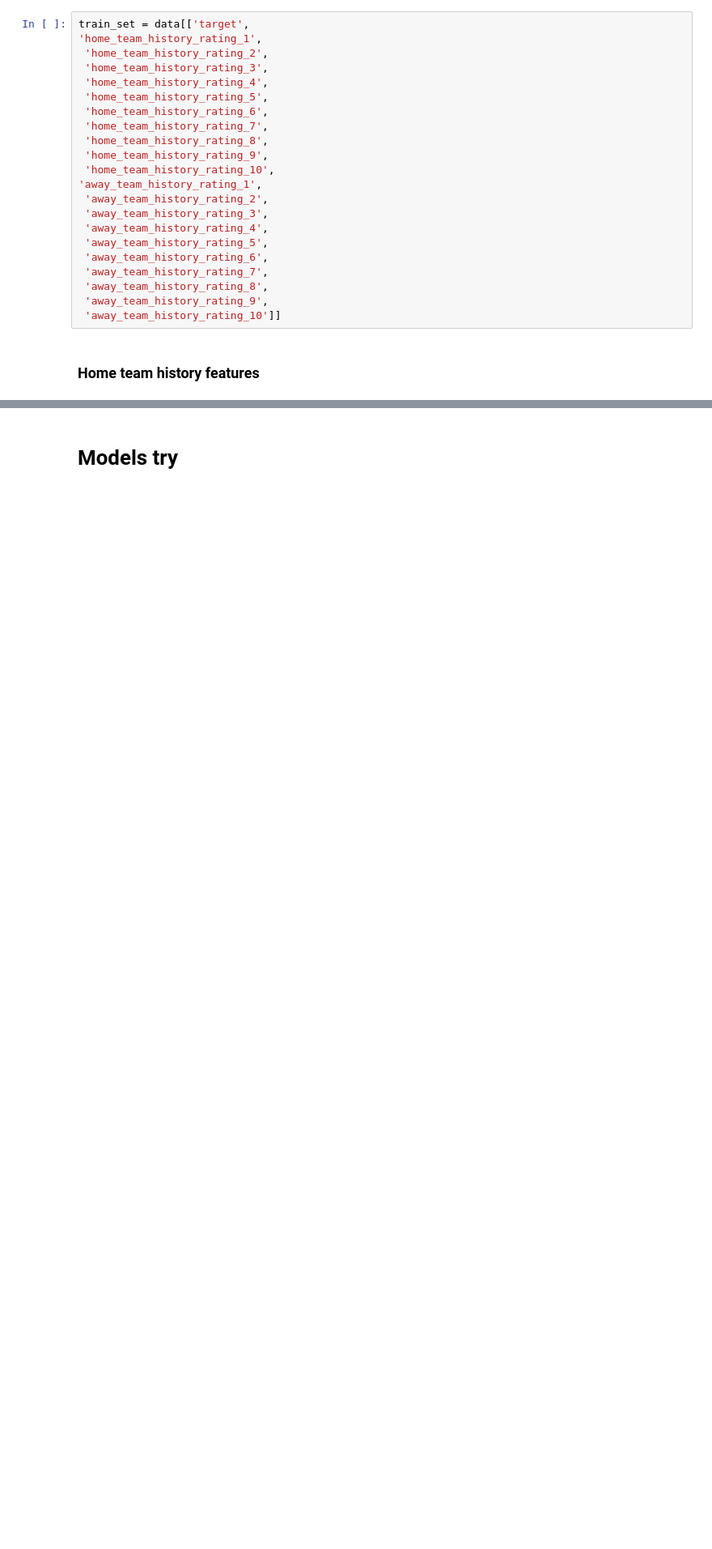
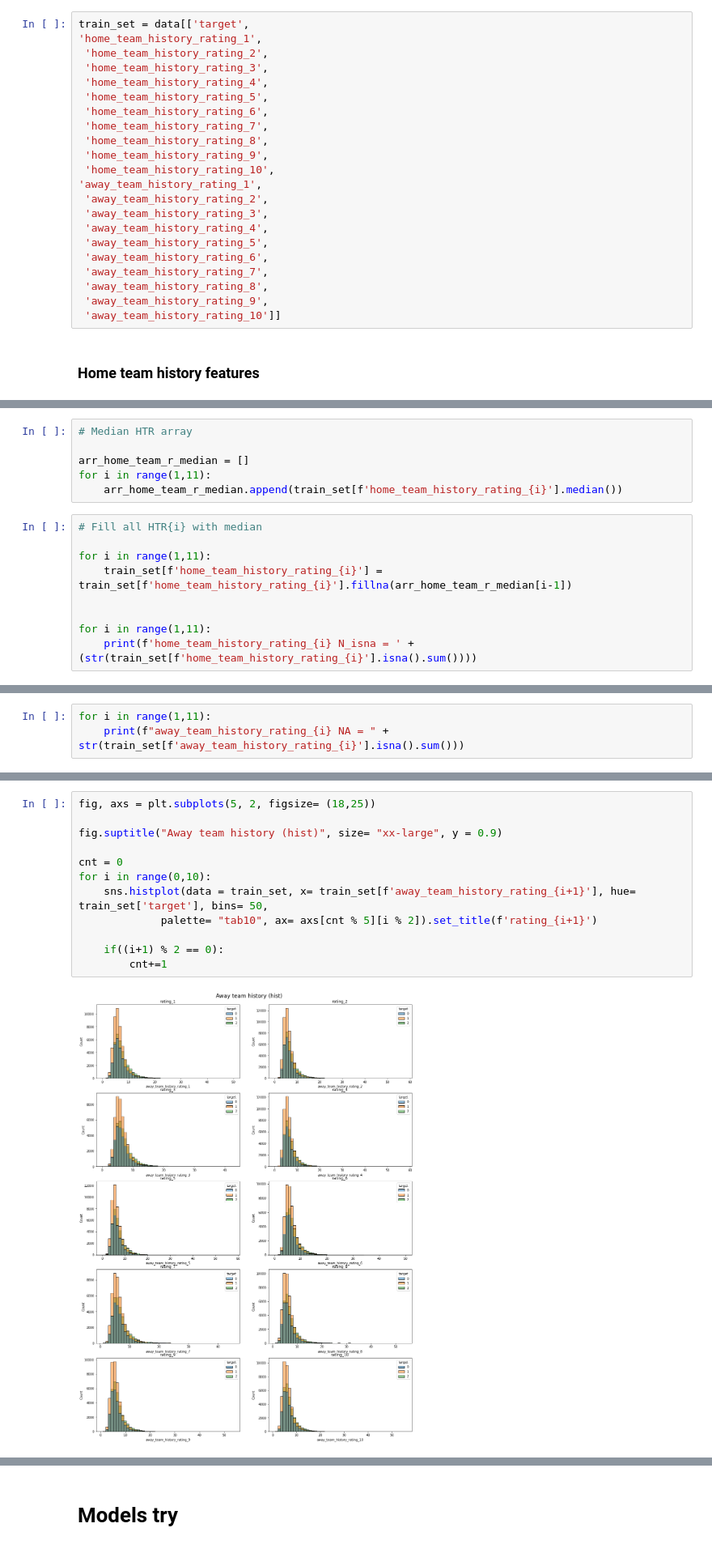
Before and after one commit to ivanshin/-KAGGLE-Football-Match-Probability-Prediction, a Jupyter notebook: vis_analyze.ipynb, the cells around one changed output, grey strips where cells are left out. Shown at 81% size. Cells and saved outputs as stored; diff of their text form; blank space fills up the shorter version.

```diff
--- a/vis_analyze.ipynb
+++ b/vis_analyze.ipynb
@@ -197,0 +146,15 @@ train_set['home_team_history_rating_1'].isna().sum()
+# %%
+# Median HTR array
+
+arr_home_team_r_median = []
+for i in range(1,11):
+    arr_home_team_r_median.append(train_set[f'home_team_history_rating_{i}'].median())
+# %%
+# Fill all HTR{i} with median
+
+for i in range(1,11):
+    train_set[f'home_team_history_rating_{i}'] = train_set[f'home_team_history_rating_{i}'].fillna(arr_home_team_r_median[i-1])
+
+
+for i in range(1,11):
+    print(f'home_team_history_rating_{i} N_isna = ' + (str(train_set[f'home_team_history_rating_{i}'].isna().sum())))
@@ -197,0 +179,3 @@ train_set['home_team_history_rating_1'].isna().sum()
+# %%
+for i in range(1,11):
+    print(f"away_team_history_rating_{i} NA = " + str(train_set[f'away_team_history_rating_{i}'].isna().sum()))
@@ -197,0 +193,14 @@ train_set['home_team_history_rating_1'].isna().sum()
+# %%
+fig, axs = plt.subplots(5, 2, figsize= (18,25))
+
+fig.suptitle("Away team history (hist)", size= "xx-large", y = 0.9)
+
+cnt = 0
+for i in range(0,10):
+    sns.histplot(data = train_set, x= train_set[f'away_team_history_rating_{i+1}'], hue= train_set['target'], bins= 50,
+             palette= "tab10", ax= axs[cnt % 5][i % 2]).set_title(f'rating_{i+1}')
+
+    if((i+1) % 2 == 0):
+        cnt+=1
+# %% [output]
+[figure, added]
```
Also changed, not shown: parts of 17 cells of this notebook.
